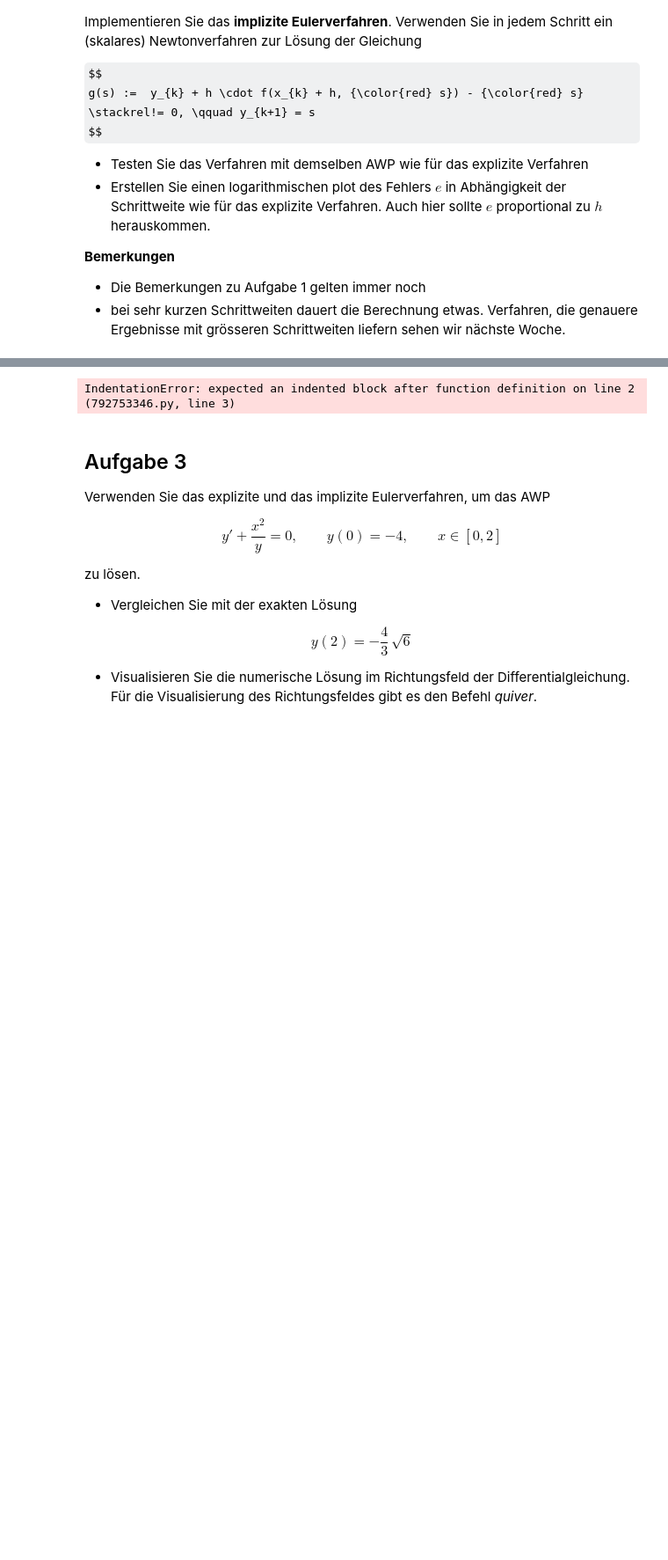
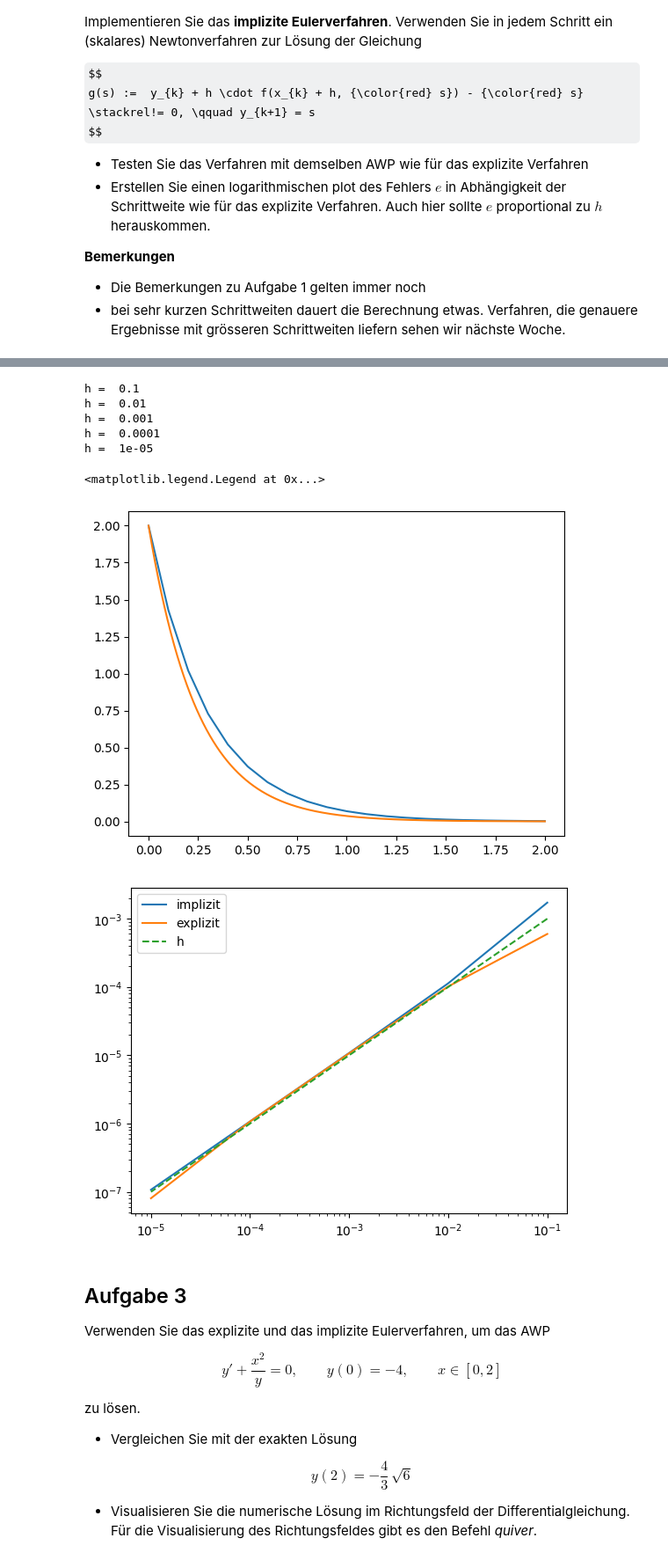
Before and after one commit to BieriCyril/ZHAW_STt_NUM1, a Jupyter notebook: NUM1_Praktikum_W9.ipynb, the cells around one changed output, grey strips where cells are left out. Shown at 88% size. Cells and saved outputs as stored; diff of their text form; code cells hidden in the pictures; some formulas as TeX source; blank space fills up the shorter version.

Commit message:
aufgabe 2 gemacht woche 9

```diff
--- a/NUM1_Praktikum_W9.ipynb
+++ b/NUM1_Praktikum_W9.ipynb
@@ -136,37 +135,70 @@ dummy code:
 ![image.png](attachment:image.png)
 # %%
 # Newtonverfahren, für skalare Gleichungen (also der Newton aus AN1...)
+
+
+## aus beispiel kopiert
 def newton(f, df, x, maxit = 100):
-<<snipp>>
+    for it in range(maxit):
+        # 1. Den Korrekturwert berechnen
+        delta = f(x) / df(x)
+        # 2. Den Wert verbessern (Update)
+        x = x - delta
+        # 3. Abbruchkriterium prüfen: Ist die Korrektur klein genug?
+        if np.abs(delta) < 1e-10:
+            break ## früher raus gehen
+    return x
+
 
 # implizites Eulerverfahren für y' = f(x, y), y(x0) = y0, Integration bis xn mit fester Schrittweite h
 # d2f = partielle Ableitung von f nach der zweiten Variablen (y), für das Newtonverfahren
 def eulerImplizit(f, df, x0, y0, xn, h):
-<<snipp>>
+## viel kopiert aus Aufgabe 1:
+    # initialisieren, der startpunkt aus den übergebenen startbedinung:
+    # TYP LISTE!
+    x = [x0]
+    y = [y0]
+    n = int((xn - x0) / h) ## anzahl schritte finden, ende minus anfang durch weite
+    for i in range (n):
+        ## KOPIERT AUS BEISPIEL!
+        x.append(x[-1] + h)
+        g  = lambda s: y[-1] + h * f(x[-1], s) - s
+        dg = lambda s: h * df(x[-1], s) - 1
+        yn = newton(g, dg, y[-1] + h/2 * f(x[-1], y[-1]))
+        y.append( yn )
+    return np.array(x), np.array(y)
+
 
 # Ableitung von f nach y (für Newtonverfahren)
-df = lambda x, y: <<snipp>>
+df = lambda x, y: -4 ## -4 ist resultat aus ableitung von f nach y aus AUFGABE 1 !!
 
 h = 0.1
 xi, yi = eulerImplizit(f, df, x0, y0, xn, h)
 
 # plt.plot(xe, ye)
 plt.plot(xi, yi)
 plt.plot(xe, yexact(xe))
 
 errI = []
 for h in hs:
     print("h = ", h)
     xh, yh = eulerImplizit(f, df, x0, y0, xn, h)
     errI.append( yexact(xh[-1]) - yh[-1] )
 
 plt.figure()
 plt.loglog(hs, np.abs(errI), label = "implizit")
 plt.loglog(hs, np.abs(errE), label = "explizit")
 plt.loglog(hs, 1e-2*hs, '--', label = "h")
 plt.legend()
 # %% [output]
-IndentationError: expected an indented block after function definition on line 2 (792753346.py, line 3)
+h =  0.1
+h =  0.01
+h =  0.001
+h =  0.0001
+h =  1e-05
+<matplotlib.legend.Legend at 0x...>
+[figure, added]
+[figure, added]
 # %% [markdown]
 ## Aufgabe 3
 Verwenden Sie das explizite und das implizite Eulerverfahren, um das AWP
```
Also changed, not shown: parts of 4 cells of this notebook.
